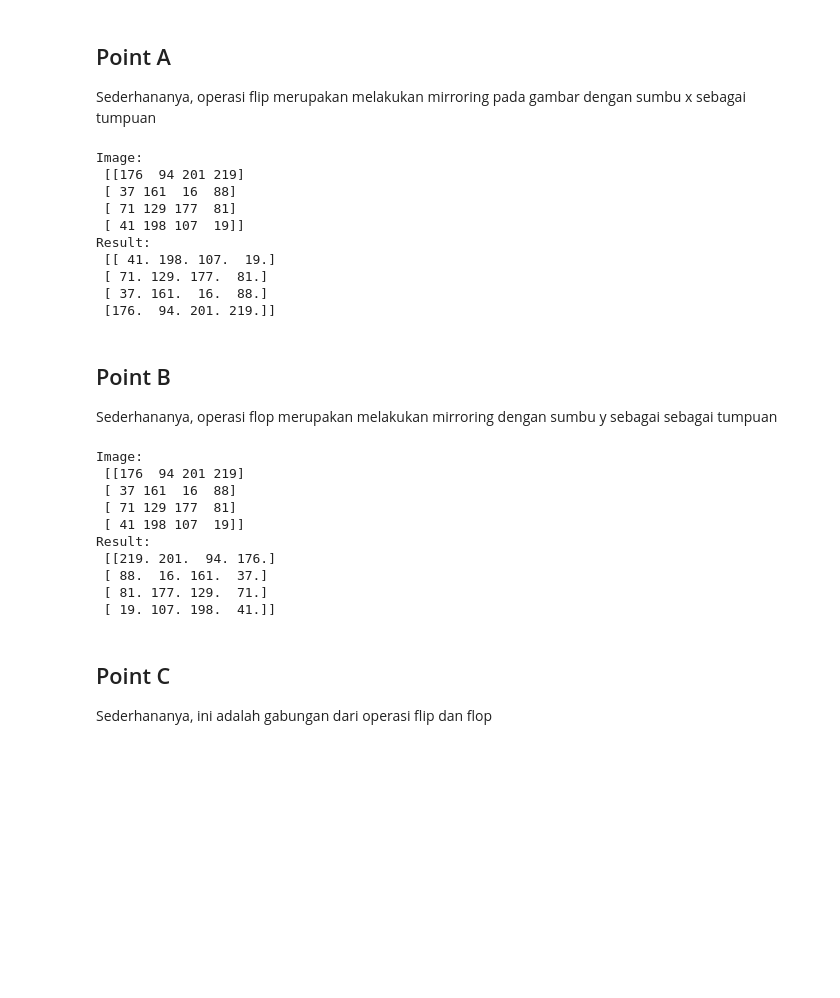
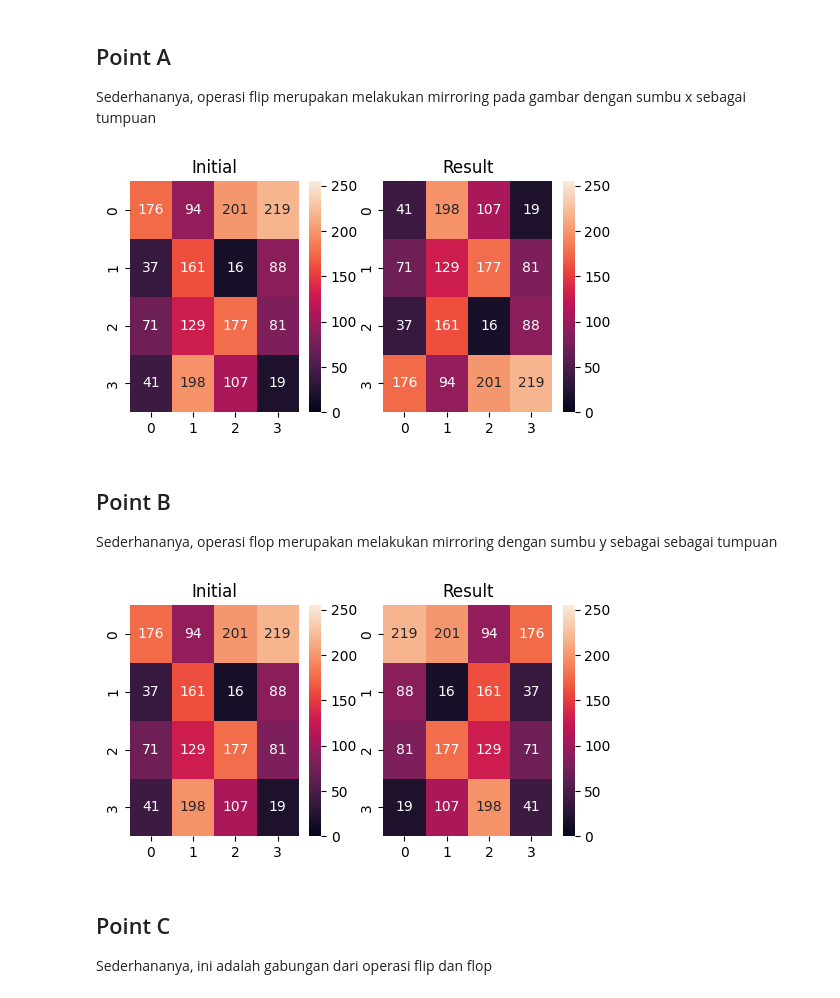
Before and after one commit to solsteace/Kata__image-processing, a Jupyter notebook: act03/1.ipynb, the cells around one changed output. Drawn from its saved outputs; the diff is of its cells as text; code cells hidden in the pictures; blank space fills up the shorter version.

Commit message:
feat: use heatmap instead of printing for result

```diff
--- a/act03/1.ipynb
+++ b/act03/1.ipynb
@@ -1,36 +1,42 @@
 # %% [markdown]
 # Nomor 1
 ![Soal nomor 1](1.png)
+# %%
+import numpy as np
+import seaborn as sns
+import matplotlib.pyplot as plt
+
+def showDifference(init, result):
+    fig, (ax1, ax2) = plt.subplots(ncols = 2, figsize=(6, 3))
+    sns.heatmap(init, ax=ax1, vmin=0,
+                vmax=255, annot=True, fmt=""
+               ).set(title="Initial")
+    sns.heatmap(result, ax=ax2, vmin=0,
+                vmax=255, annot=True, fmt=""
+               ).set(title="Result")
+
+    plt.show()
 # %% [markdown]
 ## Point A
 Sederhananya, operasi flip merupakan melakukan mirroring pada gambar dengan sumbu x sebagai tumpuan
 # %%
 def A(): # flip = upside down
     image = np.array([
         [176, 94, 201, 219],
         [37, 161, 16, 88],
         [71, 129, 177, 81],
         [41, 198, 107, 19]
-    ])
+    ], dtype=int)
 
-    result = np.empty((0, 4))
+    result = np.empty((0, 4), dtype=int)
     for row in image[::-1][:]:
         result = np.vstack((result, row))
 
-    print(f"Image:\n {image}")
-    print(f"Result:\n {result}")
+    showDifference(image, result)
+
 A()
 # %% [output]
-Image:
- [[176  94 201 219]
- [ 37 161  16  88]
- [ 71 129 177  81]
- [ 41 198 107  19]]
-Result:
- [[ 41. 198. 107.  19.]
- [ 71. 129. 177.  81.]
- [ 37. 161.  16.  88.]
- [176.  94. 201. 219.]]
+[figure, added]
 # %% [markdown]
 ## Point B
 Sederhananya, operasi flop merupakan melakukan mirroring dengan sumbu y sebagai sebagai tumpuan
@@ -41,27 +47,17 @@ def B():
         [37, 161, 16, 88],
         [71, 129, 177, 81],
         [41, 198, 107, 19]
-    ])
+    ], dtype=int)
 
-    result = np.empty((0, 4))
+    result = np.empty((0, 4), dtype=int)
     for row in image[:]:
         result = np.vstack((result, np.flip(row)))
 
-    print(f"Image:\n {image}")
-    print(f"Result:\n {result}")
+    showDifference(image, result)
 
 B()
 # %% [output]
-Image:
- [[176  94 201 219]
- [ 37 161  16  88]
- [ 71 129 177  81]
- [ 41 198 107  19]]
-Result:
- [[219. 201.  94. 176.]
- [ 88.  16. 161.  37.]
- [ 81. 177. 129.  71.]
- [ 19. 107. 198.  41.]]
+[figure, added]
 # %% [markdown]
 ## Point C
 Sederhananya, ini adalah gabungan dari operasi flip dan flop
```
Also changed, not shown: parts of 3 cells of this notebook, 1 other file.
